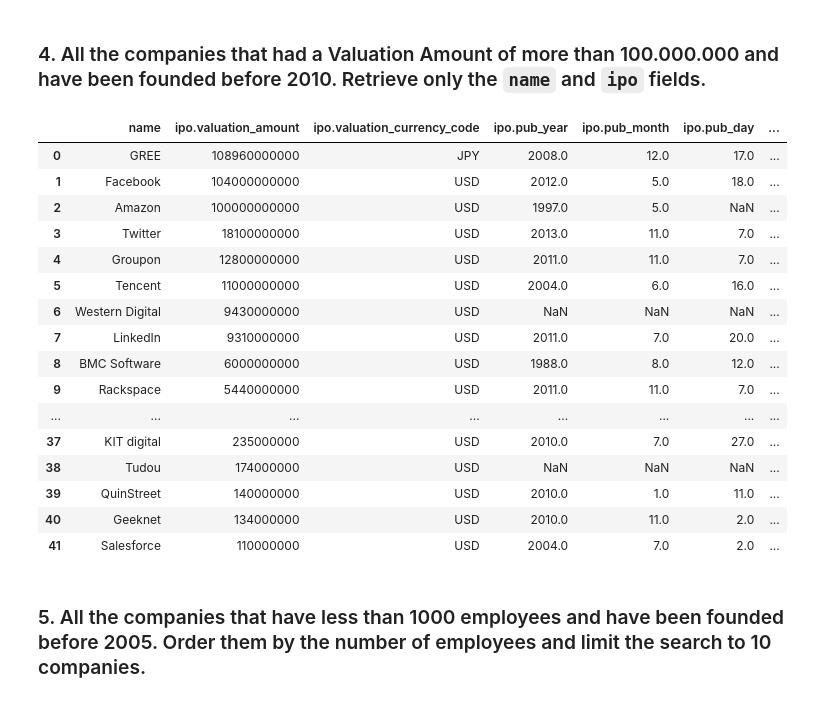
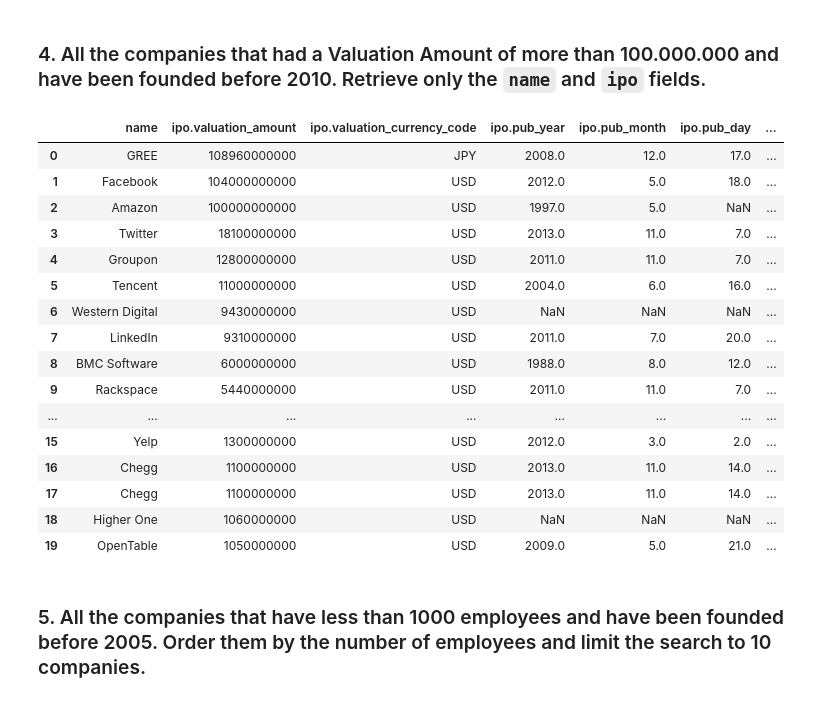
Before and after one commit to yuvtorres/datamad0320, a Jupyter notebook: module-2/lab-advance-querying-mongo/your_code/main.ipynb, the cells around one changed output. Cells and saved outputs as stored; diff of their text form; code cells hidden in the pictures.

```diff
--- a/module-2/lab-advance-querying-mongo/your_code/main.ipynb
+++ b/module-2/lab-advance-querying-mongo/your_code/main.ipynb
@@ -79,31 +79,31 @@ json_normalize(rest)
 # %%
 qsearch={"$and":
          [{"ipo.valuation_amount":{"$gt":100000000}},
           {"founded_year":{"$lt":2010}}]
         }
 rest=list(db.companies.find(qsearch,  {"name":1,
           "ipo": 1,
           "_id":0 }).sort([("ipo", DESCENDING)
-]))
+]).limit(20))
 json_normalize(rest)
 # %% [output]
 |  | name | ipo.valuation_amount | ipo.valuation_currency_code | ipo.pub_year | ipo.pub_month | ipo.pub_day | ... |
 | 0 | GREE | 108960000000 | JPY | 2008.0 | 12.0 | 17.0 | ... |
 | 1 | Facebook | 104000000000 | USD | 2012.0 | 5.0 | 18.0 | ... |
 | 2 | Amazon | 100000000000 | USD | 1997.0 | 5.0 | NaN | ... |
 | 3 | Twitter | 18100000000 | USD | 2013.0 | 11.0 | 7.0 | ... |
 | 4 | Groupon | 12800000000 | USD | 2011.0 | 11.0 | 7.0 | ... |
 | 5 | Tencent | 11000000000 | USD | 2004.0 | 6.0 | 16.0 | ... |
 | 6 | Western Digital | 9430000000 | USD | NaN | NaN | NaN | ... |
 | 7 | LinkedIn | 9310000000 | USD | 2011.0 | 7.0 | 20.0 | ... |
 | 8 | BMC Software | 6000000000 | USD | 1988.0 | 8.0 | 12.0 | ... |
 | 9 | Rackspace | 5440000000 | USD | 2011.0 | 11.0 | 7.0 | ... |
 | ... | ... | ... | ... | ... | ... | ... | ... |
-| 37 | KIT digital | 235000000 | USD | 2010.0 | 7.0 | 27.0 | ... |
-| 38 | Tudou | 174000000 | USD | NaN | NaN | NaN | ... |
-| 39 | QuinStreet | 140000000 | USD | 2010.0 | 1.0 | 11.0 | ... |
-| 40 | Geeknet | 134000000 | USD | 2010.0 | 11.0 | 2.0 | ... |
-| 41 | Salesforce | 110000000 | USD | 2004.0 | 7.0 | 2.0 | ... |
+| 15 | Yelp | 1300000000 | USD | 2012.0 | 3.0 | 2.0 | ... |
+| 16 | Chegg | 1100000000 | USD | 2013.0 | 11.0 | 14.0 | ... |
+| 17 | Chegg | 1100000000 | USD | 2013.0 | 11.0 | 14.0 | ... |
+| 18 | Higher One | 1060000000 | USD | NaN | NaN | NaN | ... |
+| 19 | OpenTable | 1050000000 | USD | 2009.0 | 5.0 | 21.0 | ... |
 # %% [markdown]
 ### 5. All the companies that have less than 1000 employees and have been founded before 2005. Order them by the number of employees and limit the search to 10 companies.
 # %%
```
Also changed, not shown: parts of 1 cell of this notebook.
